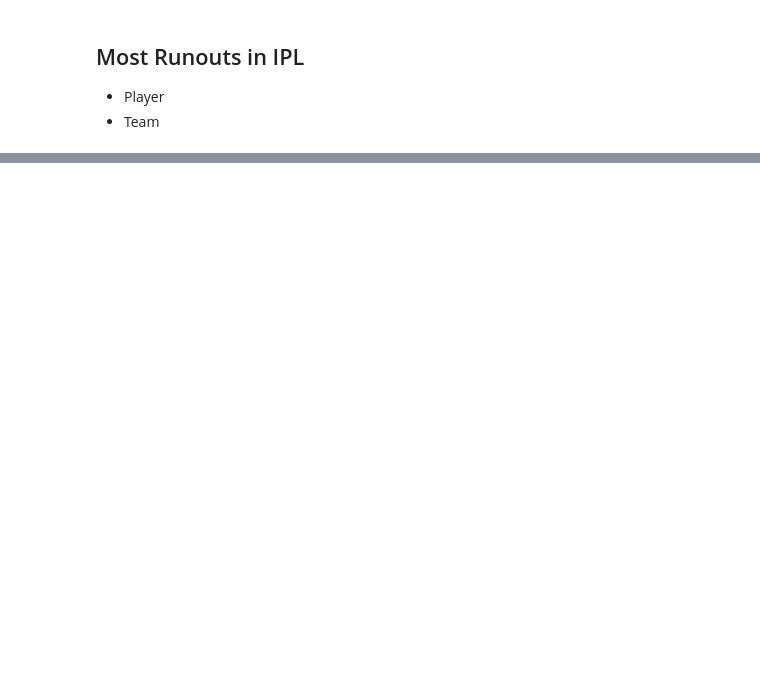
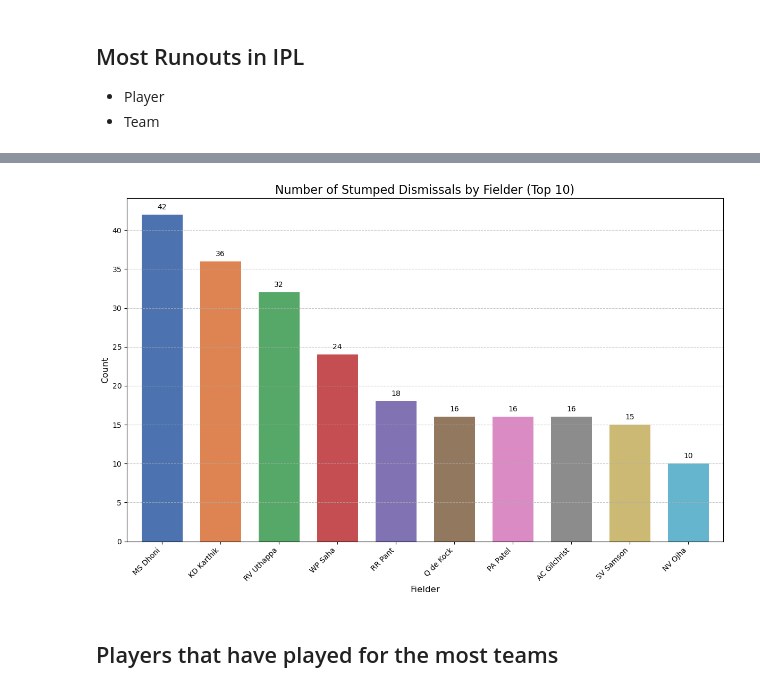
Before and after one commit to code-with-aneesh/IPL_Analysis, a Jupyter notebook: delivery_analysis.ipynb, the cells around one changed output, grey strips where cells are left out. Saved outputs shown, nothing was run; the diff lists cells and outputs as text; code cells hidden in the pictures; blank space fills up the shorter version.

```diff
--- a/delivery_analysis.ipynb
+++ b/delivery_analysis.ipynb
@@ -382,0 +322,45 @@ plt.show()
+# %%
+from matplotlib import pyplot as plt
+import seaborn as sns
+
+# Filter the DataFrame for stumped dismissals and count the occurrences by fielder
+stumped_fielder_counts = (
+    df[(df["is_wicket"] == 1) & (df["dismissal_kind"] == "stumped")]["fielder"]
+    .value_counts()
+    .head(10)
+)
+
+# Use Seaborn's color palette for better visualization
+colors = sns.color_palette("deep")
+
+plt.figure(figsize=(12, 8))
+bars = stumped_fielder_counts.plot(
+    kind="bar", color=colors, width=0.7
+)  # Increase bar width
+
+# Add values on top of bars
+for bar in bars.patches:
+    plt.text(
+        bar.get_x() + bar.get_width() / 2,
+        bar.get_height() + 0.5,  # Adjust the position of the text
+        f"{int(bar.get_height())}",
+        ha="center",
+        va="bottom",
+    )
+
+plt.xlabel("Fielder", fontsize=12)  # Increase font size
+plt.ylabel("Count", fontsize=12)  # Increase font size
+plt.title(
+    "Number of Stumped Dismissals by Fielder (Top 10)", fontsize=16
+)  # Increase font size
+plt.xticks(
+    rotation=45, ha="right", fontsize=10
+)  # Rotate x-axis labels and increase font size
+plt.yticks(fontsize=10)  # Increase font size
+plt.grid(axis="y", linestyle="--", alpha=0.7)  # Add grid lines
+plt.tight_layout()  # Adjust layout for better spacing
+plt.show()
+# %% [output]
+[figure, added]
+# %% [markdown]
+## Players that have played for the most teams
```
Also changed, not shown: parts of 9 cells of this notebook, 3 other files.
